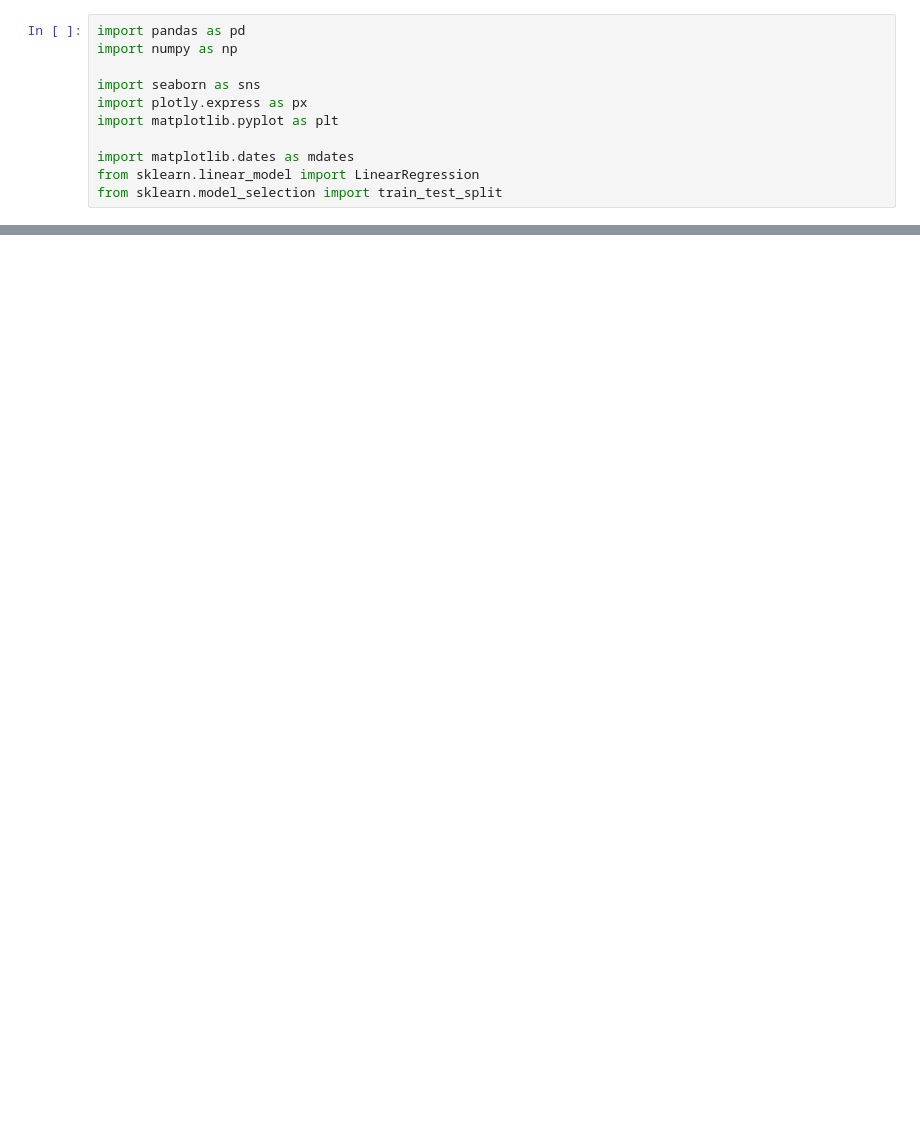
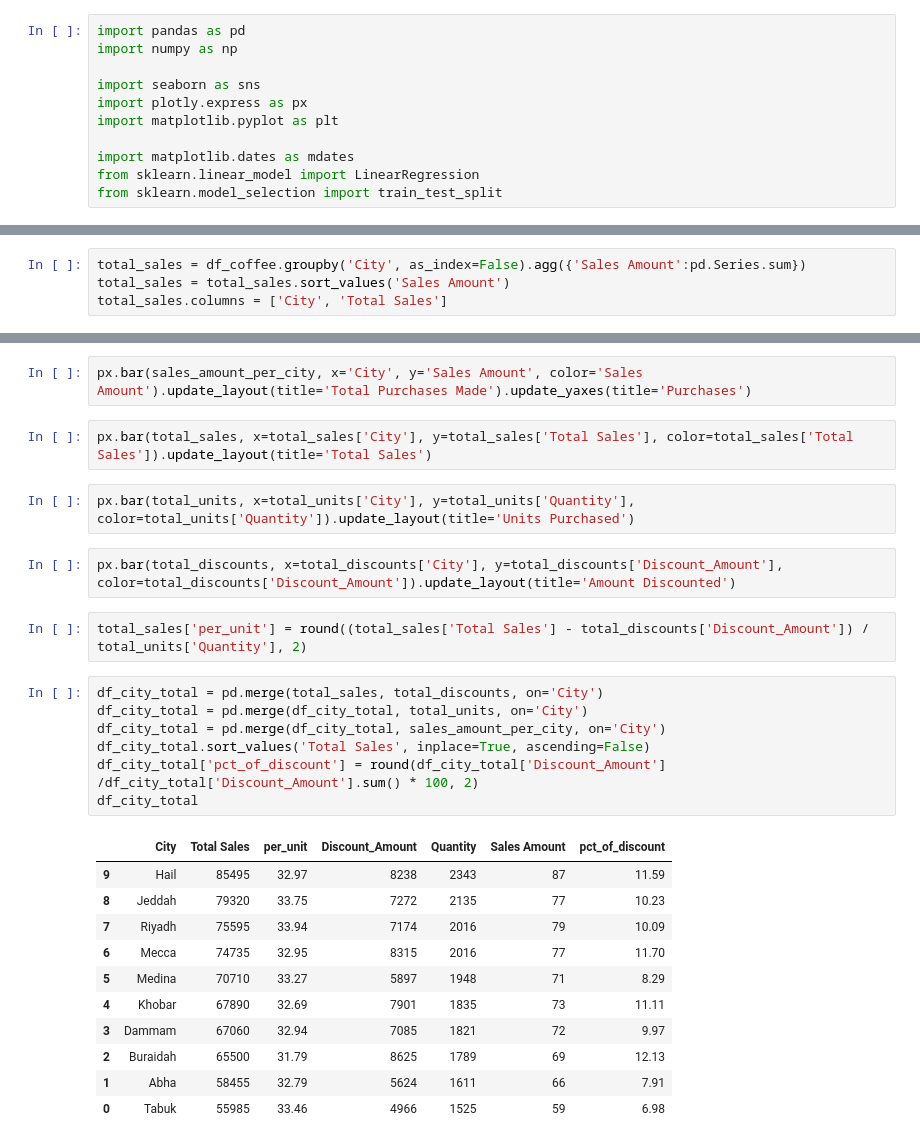
Before and after one commit to Jeff-Nibbs/coffee_dataset_dive, a Jupyter notebook: coffee.ipynb, the cells around one changed output, grey strips where cells are left out. Saved outputs shown, nothing was run; the diff lists cells and outputs as text; blank space fills up the shorter version.

```diff
--- a/coffee.ipynb
+++ b/coffee.ipynb
@@ -31,0 +103,4 @@ from sklearn.model_selection import train_test_split
+# %%
+total_sales = df_coffee.groupby('City', as_index=False).agg({'Sales Amount':pd.Series.sum})
+total_sales = total_sales.sort_values('Sales Amount')
+total_sales.columns = ['City', 'Total Sales']
@@ -31,0 +121,29 @@ from sklearn.model_selection import train_test_split
+# %%
+px.bar(sales_amount_per_city, x='City', y='Sales Amount', color='Sales Amount').update_layout(title='Total Purchases Made').update_yaxes(title='Purchases')
+# %%
+px.bar(total_sales, x=total_sales['City'], y=total_sales['Total Sales'], color=total_sales['Total Sales']).update_layout(title='Total Sales')
+# %%
+px.bar(total_units, x=total_units['City'], y=total_units['Quantity'], color=total_units['Quantity']).update_layout(title='Units Purchased')
+# %%
+px.bar(total_discounts, x=total_discounts['City'], y=total_discounts['Discount_Amount'], color=total_discounts['Discount_Amount']).update_layout(title='Amount Discounted')
+# %%
+total_sales['per_unit'] = round((total_sales['Total Sales'] - total_discounts['Discount_Amount']) / total_units['Quantity'], 2)
+# %%
+df_city_total = pd.merge(total_sales, total_discounts, on='City')
+df_city_total = pd.merge(df_city_total, total_units, on='City')
+df_city_total = pd.merge(df_city_total, sales_amount_per_city, on='City')
+df_city_total.sort_values('Total Sales', inplace=True, ascending=False)
+df_city_total['pct_of_discount'] = round(df_city_total['Discount_Amount'] /df_city_total['Discount_Amount'].sum() * 100, 2)
+df_city_total
+# %% [output]
+|  | City | Total Sales | per_unit | Discount_Amount | Quantity | Sales Amount | pct_of_discount |
+| 9 | Hail | 85495 | 32.97 | 8238 | 2343 | 87 | 11.59 |
+| 8 | Jeddah | 79320 | 33.75 | 7272 | 2135 | 77 | 10.23 |
+| 7 | Riyadh | 75595 | 33.94 | 7174 | 2016 | 79 | 10.09 |
+| 6 | Mecca | 74735 | 32.95 | 8315 | 2016 | 77 | 11.70 |
+| 5 | Medina | 70710 | 33.27 | 5897 | 1948 | 71 | 8.29 |
+| 4 | Khobar | 67890 | 32.69 | 7901 | 1835 | 73 | 11.11 |
+| 3 | Dammam | 67060 | 32.94 | 7085 | 1821 | 72 | 9.97 |
+| 2 | Buraidah | 65500 | 31.79 | 8625 | 1789 | 69 | 12.13 |
+| 1 | Abha | 58455 | 32.79 | 5624 | 1611 | 66 | 7.91 |
+| 0 | Tabuk | 55985 | 33.46 | 4966 | 1525 | 59 | 6.98 |
```
Also changed, not shown: parts of 14 cells of this notebook, 2 other files.
